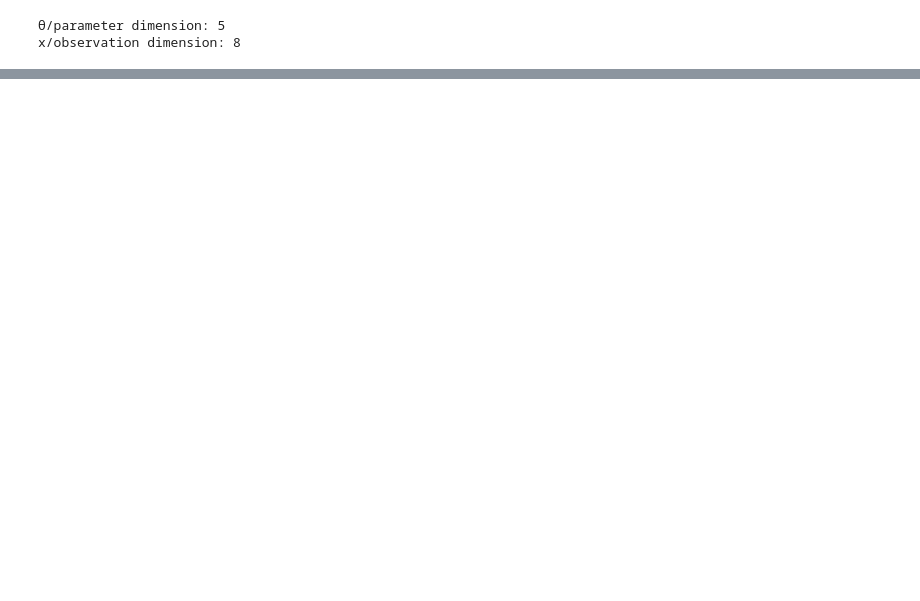
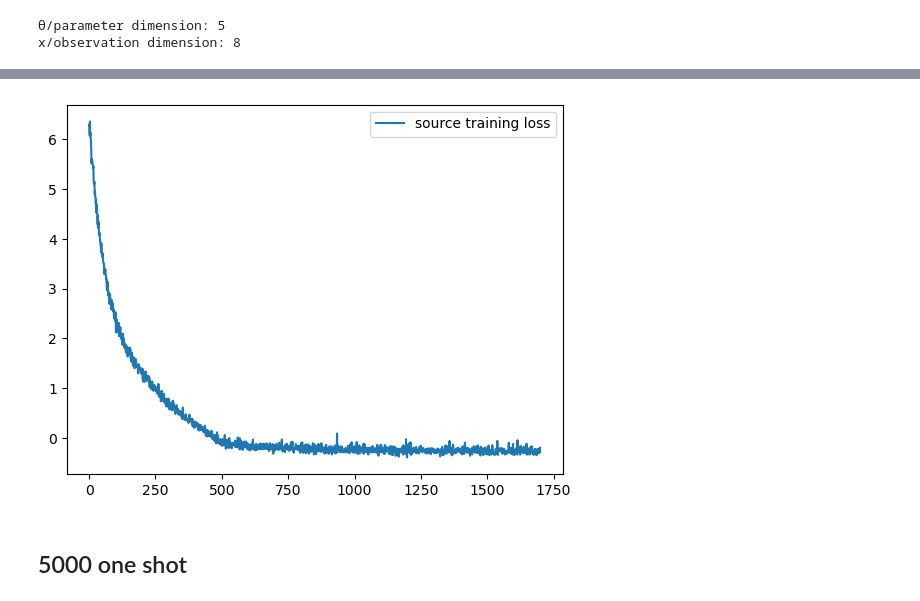
Before and after one commit to mackelab/sourcerer-sequential, a Jupyter notebook: notebooks/benchmark_sequential_oneshot_script-slcp.ipynb, the cells around one changed output, grey strips where cells are left out. Cells and saved outputs as stored; diff of their text form; code cells hidden in the pictures; blank space fills up the shorter version.

```diff
--- a/notebooks/benchmark_sequential_oneshot_script-slcp.ipynb
+++ b/notebooks/benchmark_sequential_oneshot_script-slcp.ipynb
@@ -284,0 +1064,8 @@ init sampler source
+# %%
+plt.plot(train_source_losses, label=f"source training loss")
+plt.legend()
+plt.show()
+# %% [output]
+[figure, added]
+# %% [markdown]
+## 5000 one shot
```
Also changed, not shown: parts of 27 cells of this notebook.
